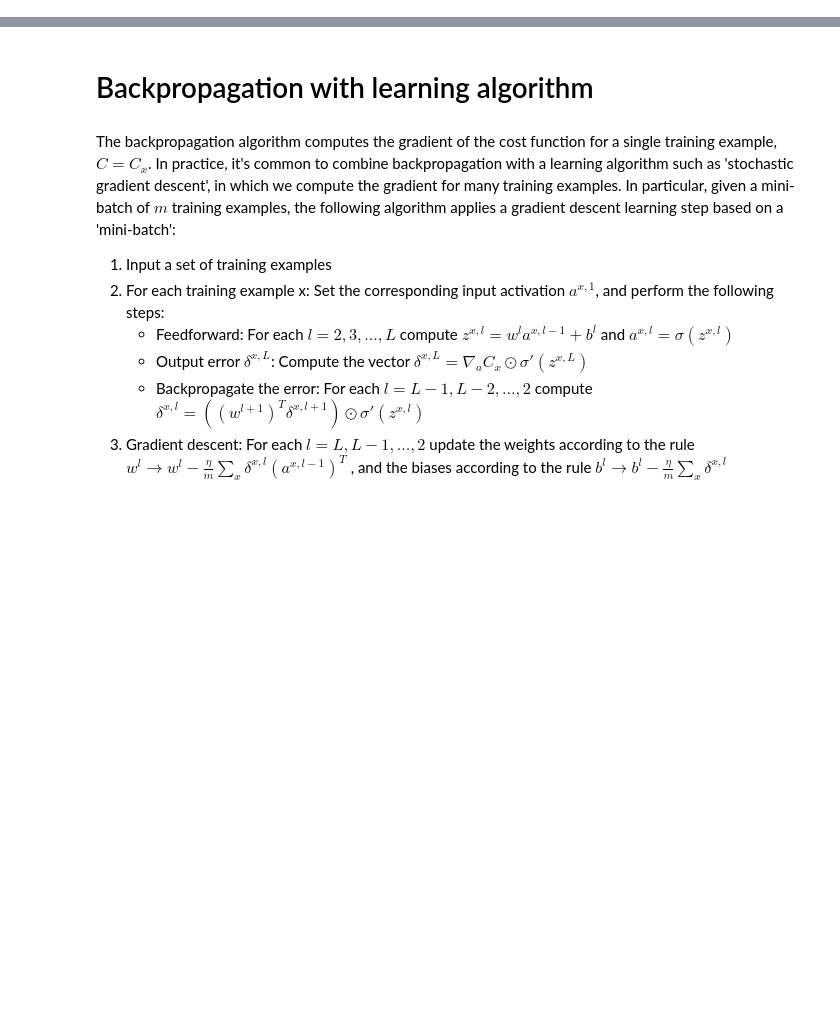
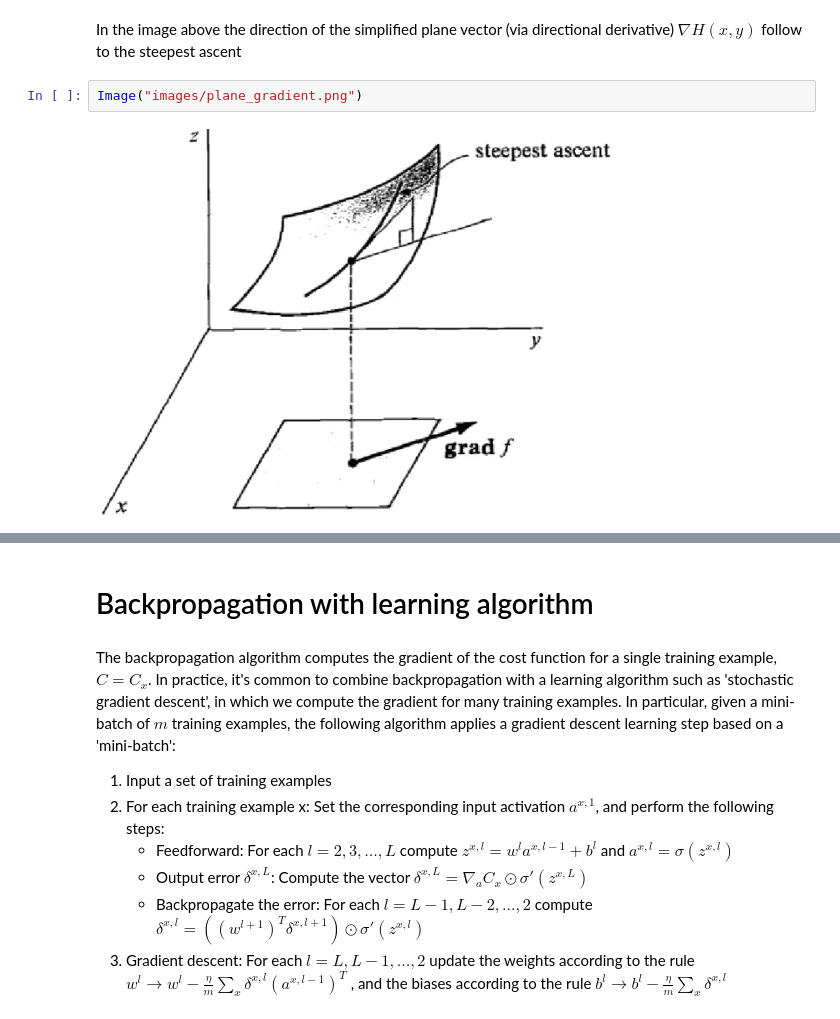
Before and after one commit to omar11205/torchDeepLearning, a Jupyter notebook: AAN/backpropagation_with_learning.ipynb, the cells around one changed output, grey strips where cells are left out. Cells and saved outputs as stored; diff of their text form; blank space fills up the shorter version.

```diff
--- a/AAN/backpropagation_with_learning.ipynb
+++ b/AAN/backpropagation_with_learning.ipynb
@@ -2,0 +12,6 @@ import numpy as np
+# %% [markdown]
+In the image above the direction of the simplified plane vector (via directional derivative) $\nabla H(x,y)$ follow to the steepest ascent
+# %%
+Image("images/plane_gradient.png")
+# %% [output]
+[figure, added]
```
Also changed, not shown: parts of 11 cells of this notebook, 3 other files.
